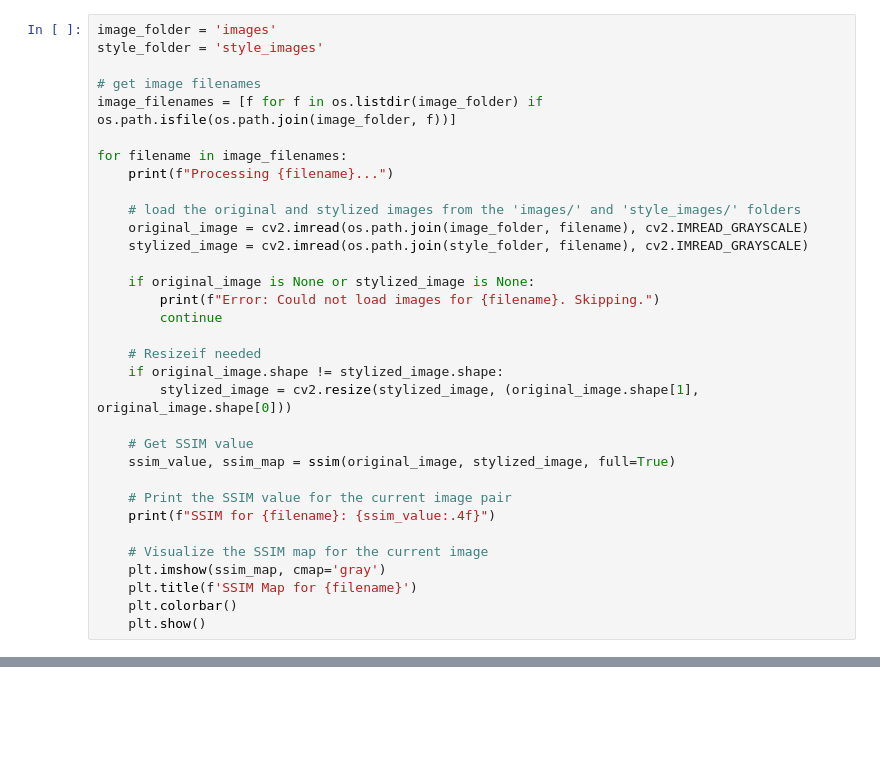
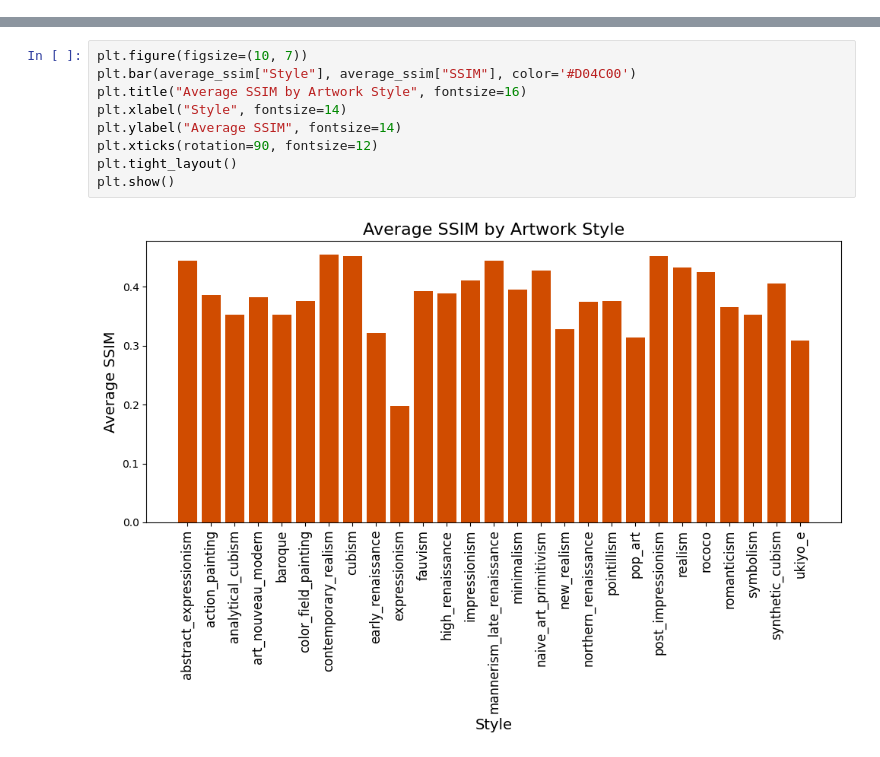
Before and after one commit to kaylangu/DS4002-Project3, a Jupyter notebook: SCRIPTS/SSIManalysis.ipynb, the cells around one changed output, grey strips where cells are left out. Cells and saved outputs as stored; diff of their text form; blank space fills up the shorter version.

```diff
--- a/SCRIPTS/SSIManalysis.ipynb
+++ b/SCRIPTS/SSIManalysis.ipynb
@@ -26,33 +33,0 @@ from skimage.metrics import structural_similarity as ssim
-# %%
-image_folder = 'images'
-style_folder = 'style_images'
-
-# get image filenames
-image_filenames = [f for f in os.listdir(image_folder) if os.path.isfile(os.path.join(image_folder, f))]
-
-for filename in image_filenames:
-    print(f"Processing {filename}...")
-
-    # load the original and stylized images from the 'images/' and 'style_images/' folders
-    original_image = cv2.imread(os.path.join(image_folder, filename), cv2.IMREAD_GRAYSCALE)
-    stylized_image = cv2.imread(os.path.join(style_folder, filename), cv2.IMREAD_GRAYSCALE)
-
-    if original_image is None or stylized_image is None:
-        print(f"Error: Could not load images for {filename}. Skipping.")
-        continue
-
-    # Resizeif needed
-    if original_image.shape != stylized_image.shape:
-        stylized_image = cv2.resize(stylized_image, (original_image.shape[1], original_image.shape[0]))
-
-    # Get SSIM value
-    ssim_value, ssim_map = ssim(original_image, stylized_image, full=True)
-
-    # Print the SSIM value for the current image pair
-    print(f"SSIM for {filename}: {ssim_value:.4f}")
-
-    # Visualize the SSIM map for the current image
-    plt.imshow(ssim_map, cmap='gray')
-    plt.title(f'SSIM Map for {filename}')
-    plt.colorbar()
-    plt.show()
@@ -60,0 +121,11 @@ FileNotFoundError: [Errno 2] No such file or directory: 'images'
+# %%
+plt.figure(figsize=(10, 7))
+plt.bar(average_ssim["Style"], average_ssim["SSIM"], color='#D04C00')
+plt.title("Average SSIM by Artwork Style", fontsize=16)
+plt.xlabel("Style", fontsize=14)
+plt.ylabel("Average SSIM", fontsize=14)
+plt.xticks(rotation=90, fontsize=12)
+plt.tight_layout()
+plt.show()
+# %% [output]
+[figure, added]
```
Also changed, not shown: parts of 8 cells of this notebook.
